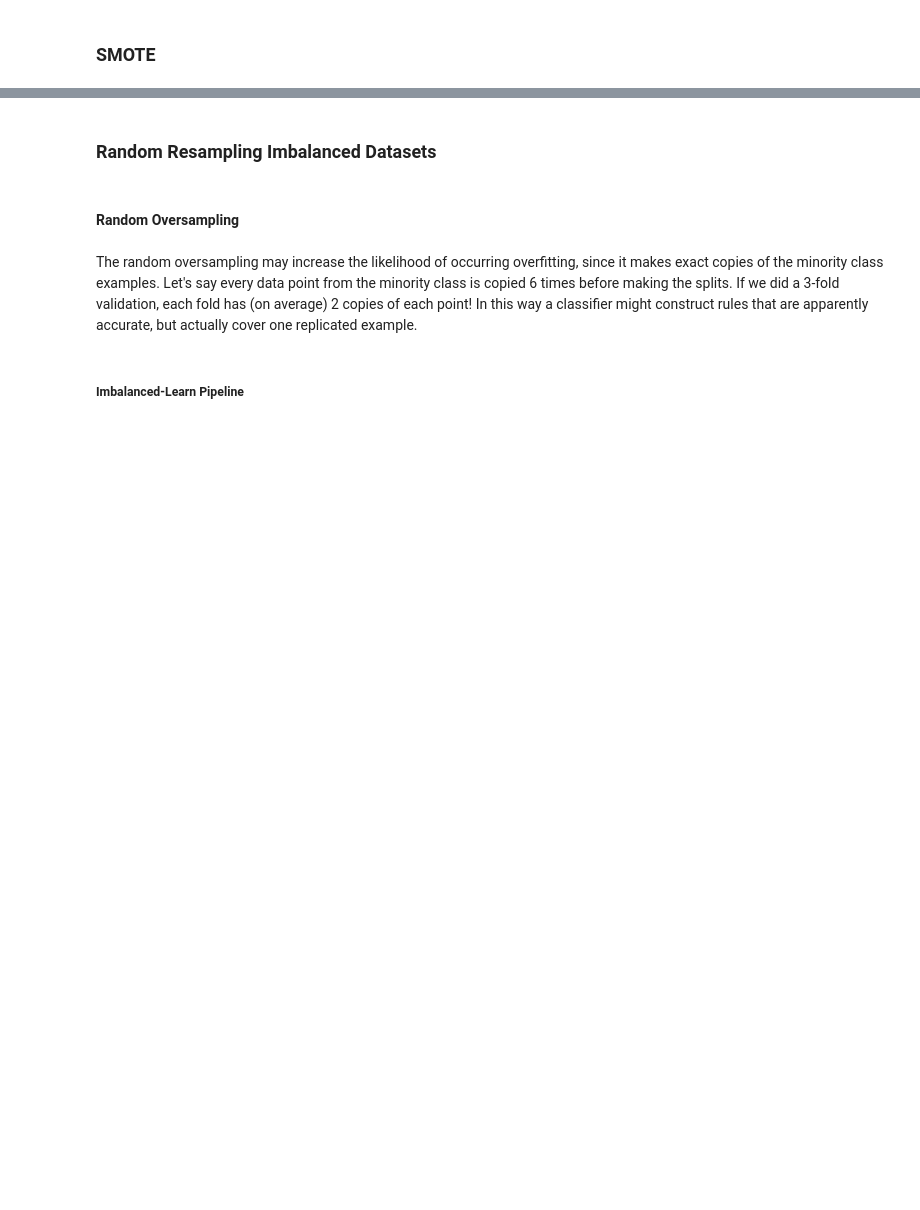
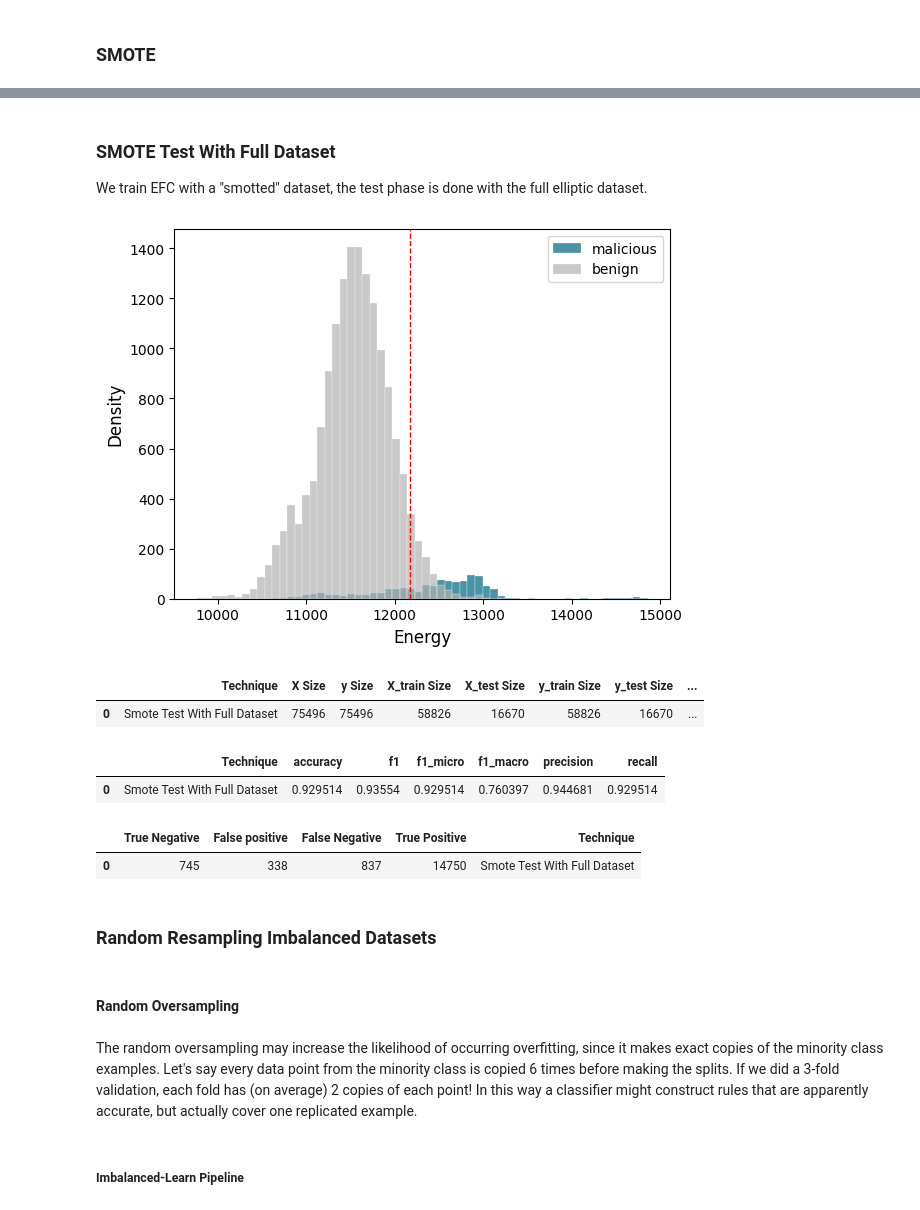
Before and after one commit to kevinsantana/PPCA-UnB-Dissertation, a Jupyter notebook: models/notebooks/efc/results/experiment_3/efc-experiment-3.ipynb, the cells around one changed output, grey strips where cells are left out. Saved outputs shown, nothing was run; the diff lists cells and outputs as text; code cells hidden in the pictures; blank space fills up the shorter version.

Commit message:
run experiment 5 model testing with  full dataset; modernize experiment 5 set up

```diff
--- a/models/notebooks/efc/results/experiment_3/efc-experiment-3.ipynb
+++ b/models/notebooks/efc/results/experiment_3/efc-experiment-3.ipynb
@@ -144,0 +88,11 @@ df_efc_confusion_matrix
+# %% [markdown]
+### SMOTE Test With Full Dataset
+We train EFC with a "smotted" dataset, the test phase is done with the full elliptic dataset.
+# %%
+sizes_4, metric_dict_4, confusion_matrix_4 = smote(
+    technique="Smote Test With Full Dataset",
+    fig_name=FIG_NAME.format(figure='4_smote_minority_full_test_dataset'),
+    test_complete_dataset=True
+)
+# %% [output]
+[figure, added]
@@ -144,0 +101,5 @@ df_efc_confusion_matrix
+# %%
+df_sizes_1
+# %% [output]
+|  | Technique | X Size | y Size | X_train Size | X_test Size | y_train Size | y_test Size | ... |
+| 0 | Smote Test With Full Dataset | 75496 | 75496 | 58826 | 16670 | 58826 | 16670 | ... |
@@ -144,0 +108,5 @@ df_efc_confusion_matrix
+# %%
+df_efc_metrics
+# %% [output]
+|  | Technique | accuracy | f1 | f1_micro | f1_macro | precision | recall |
+| 0 | Smote Test With Full Dataset | 0.929514 | 0.93554 | 0.929514 | 0.760397 | 0.944681 | 0.929514 |
@@ -145,3 +115,8 @@ df_efc_confusion_matrix
+# %%
+df_efc_confusion_matrix
+# %% [output]
+|  | True Negative | False positive | False Negative | True Positive | Technique |
+| 0 | 745 | 338 | 837 | 14750 | Smote Test With Full Dataset |
 # %% [markdown]
 ### Random Resampling Imbalanced Datasets
 # %% [markdown]
```
Also changed, not shown: parts of 28 cells of this notebook, 45 other files.
